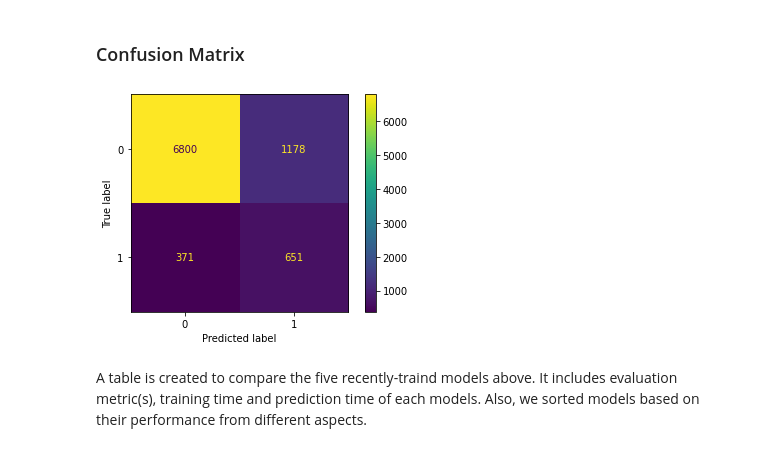
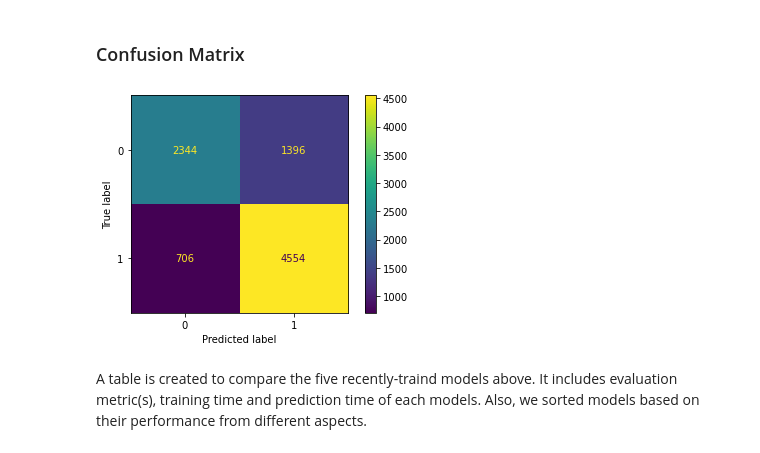
Before and after one commit to as2c/MLP---Cosmology, a Jupyter notebook: Optimization2/LogisticReg_data2.ipynb, the cells around one changed output. Drawn from its saved outputs; the diff is of its cells as text; code cells hidden in the pictures.

```diff
--- a/Optimization2/LogisticReg_data2.ipynb
+++ b/Optimization2/LogisticReg_data2.ipynb
@@ -419,13 +400,14 @@ Larger polynomial degrees could not be tested because of the RAM limit.
 Print some information about the trained model such as training time, ...
 # %%
 from sklearn.metrics import classification_report
+from sklearn.linear_model import LogisticRegressionCV
+scoring = 'f1'
+deg = 4
 
-# deg = 4
-
-# lrg = LogisticRegression(fit_intercept=True, penalty='l2', max_iter=400, C=.1, tol=.001, solver='lbfgs')
-# clf = Pipeline([('scaler', StandardScaler() ),
-#                         ('p_transformer', PolynomialFeatures(degree = deg)),
-#                         ('clf', lrg)])
+lrg = LogisticRegressionCV(fit_intercept=True, penalty='l2', max_iter=500, Cs=[1,.1], tol=.001, solver='lbfgs', scoring= scoring, cv=10, verbose = 0, n_jobs=2)
+clf = Pipeline([('scaler', StandardScaler() ),
+                        ('p_transformer', PolynomialFeatures(degree = deg)),
+                        ('clf', lrg)])
 start = time.time()
 trained_model = clf.fit(X_train,Y_train)
 runtime_train = time.time() - start
@@ -665,7 +695,7 @@ Training scores:
 # %% [markdown]
 Found the best split of data:
 # %%
-X_train, X_test, Y_train, Y_test = train_test_split(*shuffle(X, Y, n_samples = 100000, random_state=0) , random_state=0, test_size =.09)
+X2_train, X2_test, Y2_train, Y2_test = train_test_split(*shuffle(X2, Y2, n_samples = 100000, random_state=0) , random_state=0, test_size =.09)
 # %% [markdown]
 ### Validation Curve
 # %%
@@ -725,10 +789,11 @@ Please also refer to the documentation for alternative solver options:
 Print some information about the trained model such as training time, ...
 # %%
 from sklearn.metrics import classification_report
+from sklearn.linear_model import LogisticRegressionCV
+scoring = 'f1'
+deg = 4
 
-deg = 1
-
-lrg = LogisticRegression(fit_intercept=True, penalty='l2', max_iter=400, C=1, tol=.005, class_weight ={0: 1, 1: 5}, solver='liblinear')
+lrg = LogisticRegressionCV(fit_intercept=True, penalty='l2', max_iter=500, Cs=[.1,1], tol=.001, solver='lbfgs', scoring= scoring, cv=10, verbose = 0, n_jobs=2)
 clf = Pipeline([('scaler', StandardScaler() ),
                         ('p_transformer', PolynomialFeatures(degree = deg)),
                         ('clf', lrg)])
@@ -739,25 +804,25 @@ runtime_train = time.time() - start
 ### Testing the model
 
 start = time.time()
-Y_pred = trained_model.predict(X_test)
+Y2_pred = trained_model.predict(X2_test)
 runtime_pred = time.time() - start
-out_error = np.abs(Y_test - Y_pred).sum() / len(Y_test)
+out_error = np.abs(Y2_test - Y2_pred).sum() / len(Y_test)
 
-in_error = np.abs(Y_train - trained_model.predict(X_train)  ).sum() / len(Y_train)
+in_error = np.abs(Y2_train - trained_model.predict(X2_train)  ).sum() / len(Y2_train)
 
-f1 = f1_score(Y_test, Y_pred, average='macro')
+f1 = f1_score(Y2_test, Y2_pred, average='macro')
 
 print(f'The in-sample error is {in_error:.4f}, and the out_sample error is {out_error:.4f}.')
 print(f'The out_sample f1 score is {f1}\n\n')
 
-clf_report = classification_report(Y_test, Y_pred)
+clf_report = classification_report(Y2_test, Y2_pred)
 print(clf_report)
 
-EM1 = scoring
-CVS1 = f1_score(Y_train, clf.predict(X_train))
-CPS1 = f1_score(Y_test, Y_pred)
-T1 = runtime_train
-P1 = runtime_pred
+EM2 = scoring
+CVS2 = f1_score(Y2_train, clf.predict(X2_train))
+CPS2 = f1_score(Y2_test, Y2_pred)
+T2 = runtime_train
+PT2 = runtime_pred
 print( "Training Time was: " + str(T1))
 print("Prediction Time was: " + str(PT1))
 # %% [output]
@@ -780,12 +898,12 @@ Prediction Time was: 0.0020079612731933594
 ### Confusion Matrix
 # %%
 from sklearn.metrics import ConfusionMatrixDisplay
-cm = confusion_matrix(Y_test, Y_pred, labels=clf.classes_)
+cm = confusion_matrix(Y2_test, Y2_pred, labels=clf.classes_)
 disp = ConfusionMatrixDisplay(confusion_matrix=cm, display_labels=clf.classes_)
 disp.plot()
 plt.show()
 # %% [output]
-[figure, old version]
+[figure, new version]
 # %% [markdown]
 A table is created to compare the five recently-traind models above. It includes evaluation metric(s), training time and prediction time of each models. Also, we sorted models based on their performance from different aspects.
 # %% [markdown]
```
Also changed, not shown: parts of 15 cells of this notebook.
